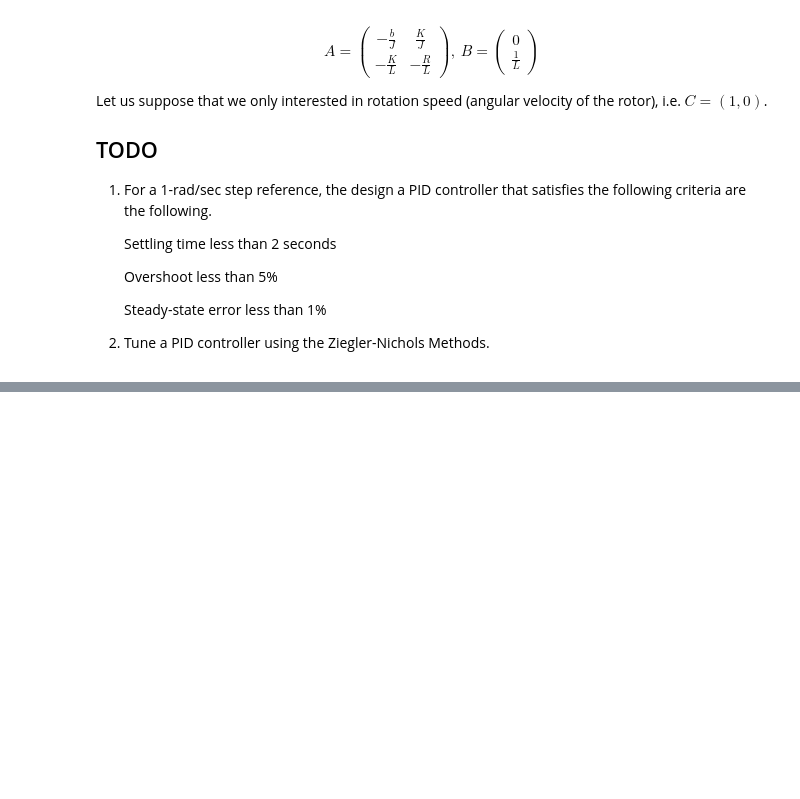
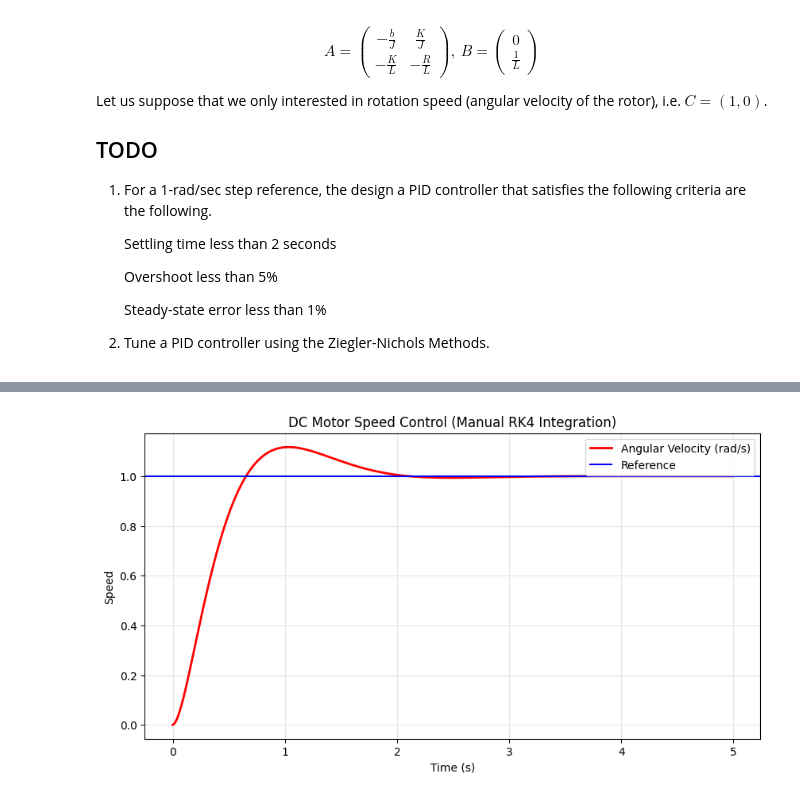
Before and after one commit to FBI-openup/CT_Control-theory, a Jupyter notebook: ZHANG Boyuan_TP2.ipynb, the cells around one changed output, grey strips where cells are left out. Saved outputs shown, nothing was run; the diff lists cells and outputs as text; code cells hidden in the pictures; blank space fills up the shorter version.

Commit message:
Complete TP2: Add DC Motor and Inverted Pendulum PID implementations

```diff
--- a/ZHANG Boyuan_TP2.ipynb
+++ b/ZHANG Boyuan_TP2.ipynb
@@ -326,3 +326,86 @@ Let us suppose that we only interested in rotation speed (angular velocity of th
     Steady-state error less than 1%
 
 3. Tune a PID controller using the Ziegler-Nichols Methods.
+# %%
+# --- 1. System Parameters ---
+J, b, Ke, Kt, R, L = 0.01, 0.1, 0.01, 0.01, 1.0, 0.5
+K = Kt
+
+# --- 2. DC Motor Physics (State-Space ODE) ---
+# x = [theta_dot, i]
+# dx/dt = Ax + Bu
+def motor_dynamics(t, x, V):
+    theta_dot, i = x
+    d_theta_dot = (-b/J) * theta_dot + (K/J) * i
+    d_i = (-K/L) * theta_dot - (R/L) * i + (1/L) * V
+    return np.array([d_theta_dot, d_i])
+
+# --- 3. Simulation Settings ---
+dt = 0.01
+t_final = 5.0
+t_steps = np.arange(0, t_final, dt)
+reference = 1.0  # 1 rad/s step
+
+# --- 4. PID Controller & Simulation Loop ---
+# Tuned parameters to meet: Settling < 2s, Overshoot < 5%, SSE < 1%
+Kp = 15.0
+Ki = 45.0
+Kd = 1.2
+
+def run_simulation(Kp, Ki, Kd):
+    x = np.array([0.0, 0.0])  # Initial state: [speed, current]
+    integral_error = 0.0
+    prev_error = 0.0
+    history = []
+
+    for t in t_steps:
+        speed = x[0]
+        error = reference - speed
+
+        # PID Logic
+        integral_error += error * dt
+        derivative_error = (error - prev_error) / dt
+        V = Kp * error + Ki * integral_error + Kd * derivative_error
+
+        # Power Limit (Voltage Saturation - Optional but realistic)
+        V = np.clip(V, -24, 24)
+
+        # RK4 Integration Step
+        k1 = motor_dynamics(t, x, V)
+        k2 = motor_dynamics(t + dt/2, x + k1*dt/2, V)
+        k3 = motor_dynamics(t + dt/2, x + k2*dt/2, V)
+        k4 = motor_dynamics(t + dt, x + k3*dt, V)
+        x = x + (dt/6.0) * (k1 + 2*k2 + 2*k3 + k4)
+
+        history.append(speed)
+        prev_error = error
+
+    return np.array(history)
+
+# --- 5. Execution & Analysis ---
+speed_history = run_simulation(Kp, Ki, Kd)
+
+# Calculate Performance
+overshoot = (np.max(speed_history) - reference) / reference * 100
+sse = abs(reference - speed_history[-1]) * 100
+
+# Find Settling Time (within 2% of final value)
+within_bounds = np.where(np.abs(speed_history - speed_history[-1]) > 0.02 * reference)[0]
+settling_time = t_steps[within_bounds[-1]] if len(within_bounds) > 0 else 0
+
+print(f"--- Performance Analysis ---")
+print(f"Settling Time: {settling_time:.2f} s (Target: < 2s)")
+print(f"Overshoot: {overshoot:.2f} % (Target: < 5%)")
+print(f"Steady-state Error: {sse:.2f} % (Target: < 1%)")
+
+# --- 6. Visualization ---
+plt.figure(figsize=(10, 5))
+plt.plot(t_steps, speed_history, label='Angular Velocity (rad/s)', color='red', lw=2)
+plt.axhline(reference, color='blue', label='Reference')
+plt.title('DC Motor Speed Control (Manual RK4 Integration)')
+plt.xlabel('Time (s)')
+plt.ylabel('Speed')
+plt.grid(True, alpha=0.3)
+plt.legend()
+plt.show()
+# %% [output]
@@ -329,3 +416,4 @@ Let us suppose that we only interested in rotation speed (angular velocity of th
+[figure, added]
 # %% [markdown]
 ## EX. 3 Inverted Pendulum
 
```
Also changed, not shown: parts of 4 cells of this notebook.
